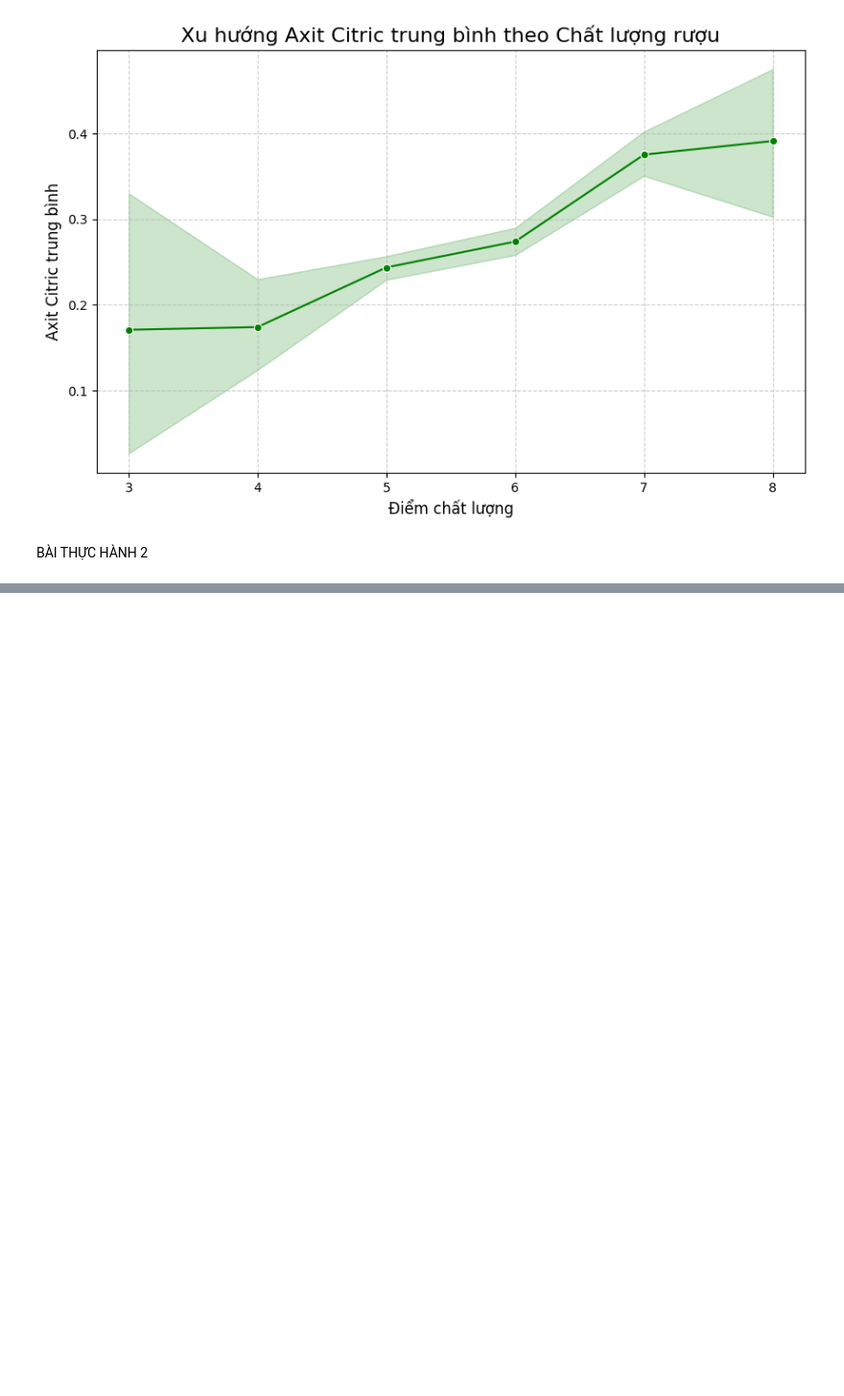
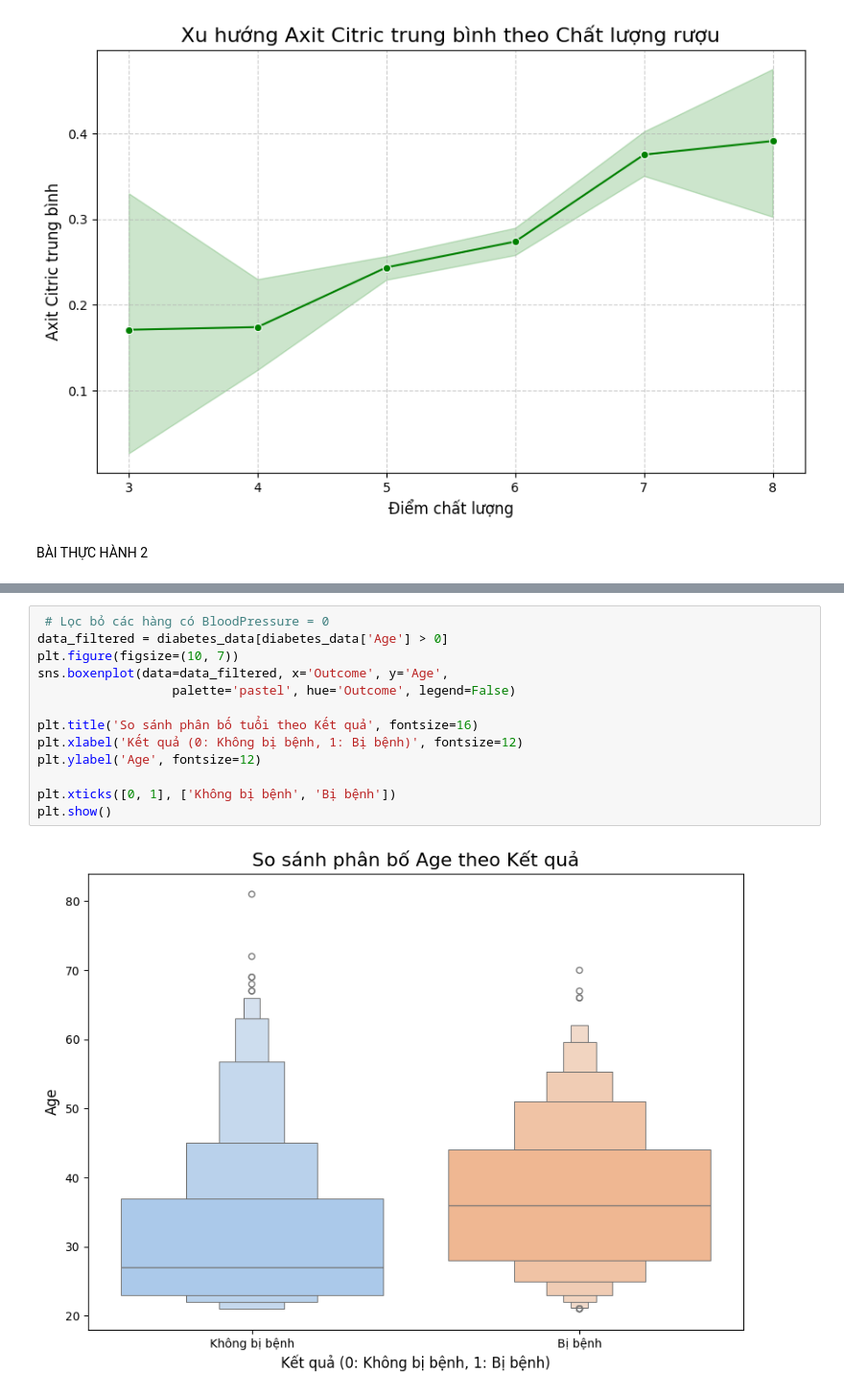
Before and after one commit to plkimtuyen05-boop/ktltsp.ueh25, a Jupyter notebook: midterm/th1 thong ke mo ta.ipynb, the cells around one changed output, grey strips where cells are left out. Shown at 96% size. Drawn from its saved outputs; the diff is of its cells as text; blank space fills up the shorter version.

```diff
--- a/midterm/th1 thong ke mo ta.ipynb
+++ b/midterm/th1 thong ke mo ta.ipynb
@@ -314,0 +354,15 @@ BÀI THỰC HÀNH 2
+# %%
+ # Lọc bỏ các hàng có BloodPressure = 0
+data_filtered = diabetes_data[diabetes_data['Age'] > 0]
+plt.figure(figsize=(10, 7))
+sns.boxenplot(data=data_filtered, x='Outcome', y='Age',
+                  palette='pastel', hue='Outcome', legend=False)
+
+plt.title('So sánh phân bố tuổi theo Kết quả', fontsize=16)
+plt.xlabel('Kết quả (0: Không bị bệnh, 1: Bị bệnh)', fontsize=12)
+plt.ylabel('Age', fontsize=12)
+
+plt.xticks([0, 1], ['Không bị bệnh', 'Bị bệnh'])
+plt.show()
+# %% [output]
+[figure, added]
```
Also changed, not shown: parts of 3 cells of this notebook, 3 other files.
